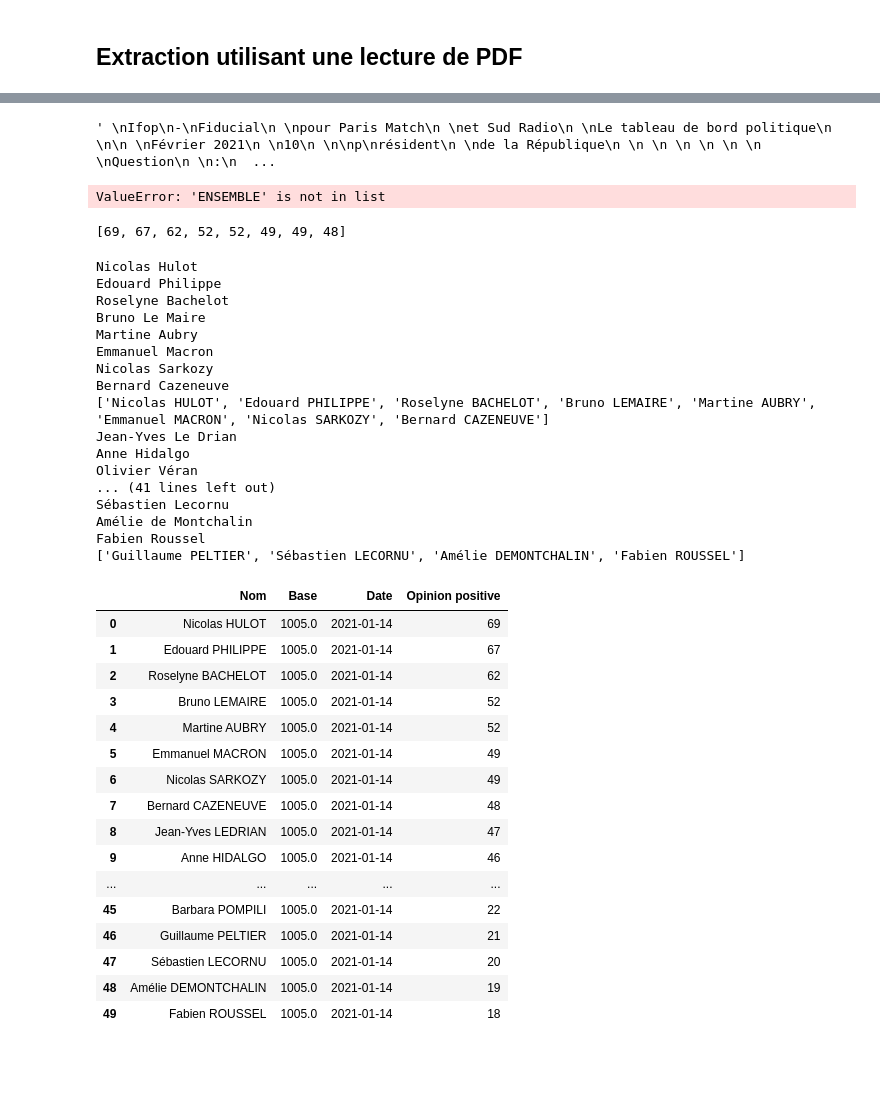
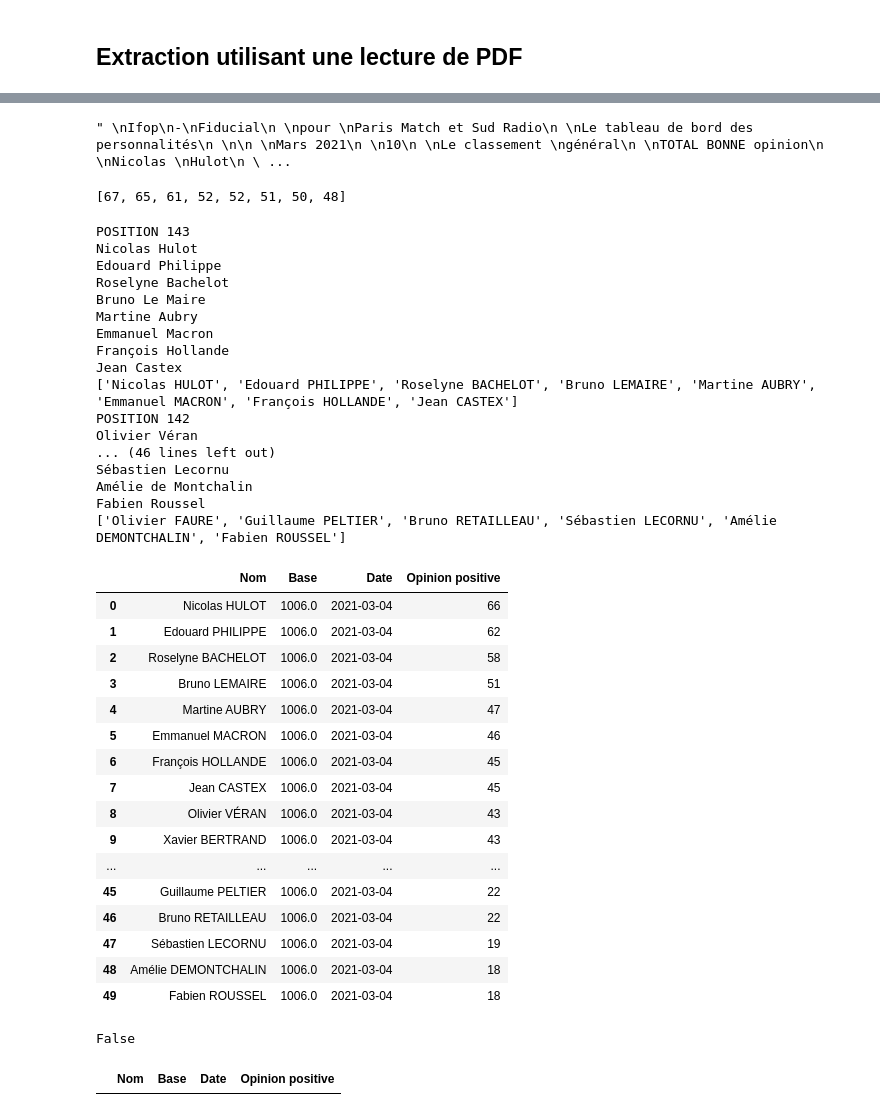
Before and after one commit to NyxAether/mesure_instituts_sondage, a Jupyter notebook: ifop/ifop_extract_perso.ipynb, the cells around one changed output, grey strips where cells are left out. Drawn from its saved outputs; the diff is of its cells as text; code cells hidden in the pictures; blank space fills up the shorter version.

Commit message:
Ajout de nouveaux fichiers ipsos, ifop, elabe

```diff
--- a/ifop/ifop_extract_perso.ipynb
+++ b/ifop/ifop_extract_perso.ipynb
@@ -15,7 +37,7 @@ from pdfminer.high_level import extract_text
 # %% [markdown]
 ## Extraction utilisant une lecture de PDF
 # %%
-file_path="rapport_personnalite/2021-02-05.pdf"
+file_path="rapport_personnalite/2021-02-11.pdf"
 # %%
 
 text = extract_text(file_path,page_numbers=[11])
@@ -44,12 +66,14 @@ with open(file_path,"rb") as pdf_file:
         pdf_reader= PyPDF2.PdfFileReader(pdf_file)
         page_content=pdf_reader.getPage(11).extractText()
 # print(get_base(file_path))
-(page_content)
+# pretraitement(page_content)
+page_content
 # %% [output]
-' \nIfop\n-\nFiducial\n \npour Paris Match\n \net Sud Radio\n \nLe tableau de bord politique\n \n\n \nFévrier 2021\n \n10\n \n\np\nrésident\n \nde la République\n \n \n \n \n \n \n \nQuestion\n \n:\n  ...
+" \nIfop\n-\nFiducial\n \npour \nParis Match et Sud Radio\n \nLe tableau de bord des personnalités\n \n\n \nMars 2021\n \n10\n \nLe classement \ngénéral\n \nTOTAL BONNE opinion\n \nNicolas \nHulot\n \ ...
 # %%
 def pretraitement(text):
     text=text.replace('opinion\n \n»','opinion\n \n')
+    text=text.replace('BONNE \n','BONNE ')
     return text
 # %%
 def get_names(file_path,page):
@@ -58,6 +82,7 @@ def get_names(file_path,page):
         page_content=pdf_reader.getPage(page).extractText()
     page_content=pretraitement(page_content)
     text=page_content[page_content.lower().find('bonne opinion'):]
+    print(f"POSITION {page_content.lower().find('bonne opinion')}")
     text=text.replace('\n \n','\n\n')
     text=text.split('\n\n')[1:]
     noms=[]
@@ -71,8 +96,6 @@ def get_names(file_path,page):
         noms.append(nom)
     return noms
 # get_names(file_path,11)
-# %% [output]
-ValueError: 'ENSEMBLE' is not in list
 # %%
 def get_pos_opinions(file_path,page,nb_pers):
     with open(file_path,"rb") as pdf_file:
@@ -84,7 +107,7 @@ def get_pos_opinions(file_path,page,nb_pers):
     return opinions
 get_pos_opinions(file_path,11,8)
 # %% [output]
-[69, 67, 62, 52, 52, 49, 49, 48]
+[67, 65, 61, 52, 52, 51, 50, 48]
 # %%
 def get_base(file_path,page=3):
     text = extract_text(file_path,page_numbers=[page])
@@ -109,48 +132,48 @@ def extract_ifop_opinions(file_path,p_start,p_end):
         df=pd.concat([df,c_df],ignore_index=True)
     return df
 # %%
-filename="2021-02-05"
+filename="2021-03-04"
 file_path='rapport_personnalite/'+filename+'.pdf'
-p_start,p_end=11,17
+p_start,p_end=11,16
 # Enlever 1 par rapport au pdf aux pages
 df=extract_ifop_opinions(file_path,p_start,p_end)
 df.to_pickle('data_perso/'+filename+'.p')
 df
 # %% [output]
+POSITION 143
 Nicolas Hulot
 Edouard Philippe
 Roselyne Bachelot
 Bruno Le Maire
 Martine Aubry
 Emmanuel Macron
-Nicolas Sarkozy
-Bernard Cazeneuve
-['Nicolas HULOT', 'Edouard PHILIPPE', 'Roselyne BACHELOT', 'Bruno LEMAIRE', 'Martine AUBRY', 'Emmanuel MACRON', 'Nicolas SARKOZY', 'Bernard CAZENEUVE']
-Jean-Yves Le Drian
-Anne Hidalgo
+François Hollande
+Jean Castex
+['Nicolas HULOT', 'Edouard PHILIPPE', 'Roselyne BACHELOT', 'Bruno LEMAIRE', 'Martine AUBRY', 'Emmanuel MACRON', 'François HOLLANDE', 'Jean CASTEX']
+POSITION 142
 Olivier Véran
-... (41 lines left out)
+... (46 lines left out)
 Sébastien Lecornu
 Amélie de Montchalin
 Fabien Roussel
-['Guillaume PELTIER', 'Sébastien LECORNU', 'Amélie DEMONTCHALIN', 'Fabien ROUSSEL']
+['Olivier FAURE', 'Guillaume PELTIER', 'Bruno RETAILLEAU', 'Sébastien LECORNU', 'Amélie DEMONTCHALIN', 'Fabien ROUSSEL']
 |  | Nom | Base | Date | Opinion positive |
-| 0 | Nicolas HULOT | 1005.0 | 2021-01-14 | 69 |
-| 1 | Edouard PHILIPPE | 1005.0 | 2021-01-14 | 67 |
-| 2 | Roselyne BACHELOT | 1005.0 | 2021-01-14 | 62 |
-| 3 | Bruno LEMAIRE | 1005.0 | 2021-01-14 | 52 |
-| 4 | Martine AUBRY | 1005.0 | 2021-01-14 | 52 |
-| 5 | Emmanuel MACRON | 1005.0 | 2021-01-14 | 49 |
-| 6 | Nicolas SARKOZY | 1005.0 | 2021-01-14 | 49 |
-| 7 | Bernard CAZENEUVE | 1005.0 | 2021-01-14 | 48 |
-| 8 | Jean-Yves LEDRIAN | 1005.0 | 2021-01-14 | 47 |
-| 9 | Anne HIDALGO | 1005.0 | 2021-01-14 | 46 |
+| 0 | Nicolas HULOT | 1006.0 | 2021-03-04 | 66 |
+| 1 | Edouard PHILIPPE | 1006.0 | 2021-03-04 | 62 |
+| 2 | Roselyne BACHELOT | 1006.0 | 2021-03-04 | 58 |
+| 3 | Bruno LEMAIRE | 1006.0 | 2021-03-04 | 51 |
+| 4 | Martine AUBRY | 1006.0 | 2021-03-04 | 47 |
+| 5 | Emmanuel MACRON | 1006.0 | 2021-03-04 | 46 |
+| 6 | François HOLLANDE | 1006.0 | 2021-03-04 | 45 |
+| 7 | Jean CASTEX | 1006.0 | 2021-03-04 | 45 |
+| 8 | Olivier VÉRAN | 1006.0 | 2021-03-04 | 43 |
+| 9 | Xavier BERTRAND | 1006.0 | 2021-03-04 | 43 |
 | ... | ... | ... | ... | ... |
-| 45 | Barbara POMPILI | 1005.0 | 2021-01-14 | 22 |
-| 46 | Guillaume PELTIER | 1005.0 | 2021-01-14 | 21 |
-| 47 | Sébastien LECORNU | 1005.0 | 2021-01-14 | 20 |
-| 48 | Amélie DEMONTCHALIN | 1005.0 | 2021-01-14 | 19 |
-| 49 | Fabien ROUSSEL | 1005.0 | 2021-01-14 | 18 |
+| 45 | Guillaume PELTIER | 1006.0 | 2021-03-04 | 22 |
+| 46 | Bruno RETAILLEAU | 1006.0 | 2021-03-04 | 22 |
+| 47 | Sébastien LECORNU | 1006.0 | 2021-03-04 | 19 |
+| 48 | Amélie DEMONTCHALIN | 1006.0 | 2021-03-04 | 18 |
+| 49 | Fabien ROUSSEL | 1006.0 | 2021-03-04 | 18 |
 # %%
 # import datetime
 # df=pd.read_pickle('data/2021-01-21.p')
@@ -183,3 +206,6 @@ print(df.isnull().values.any())
 df.head(10)
 df.describe()
 df[df.Base==0]
+# %% [output]
+False
+|  | Nom | Base | Date | Opinion positive |
```
Also changed, not shown: parts of 6 cells of this notebook, 14 other files.
